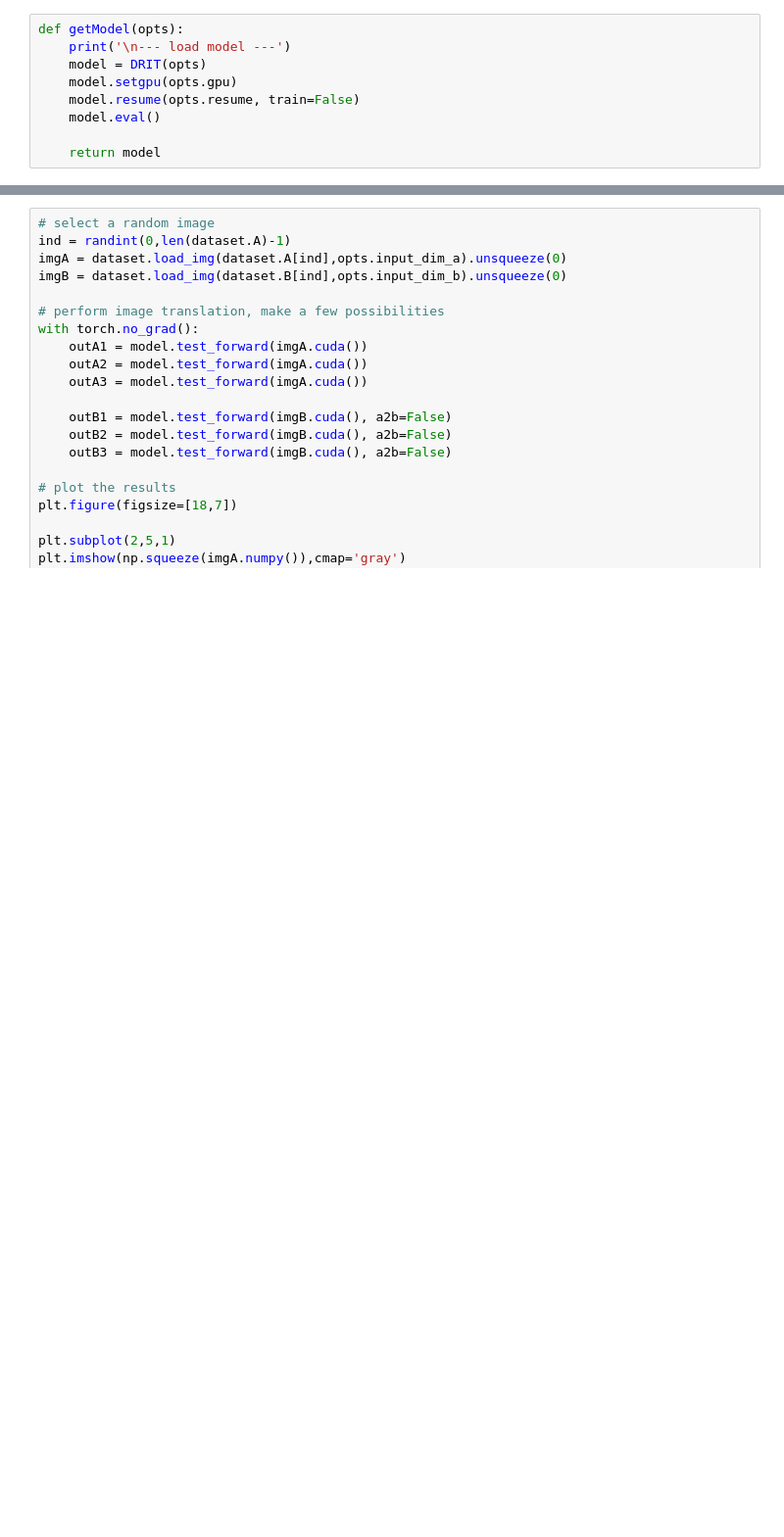
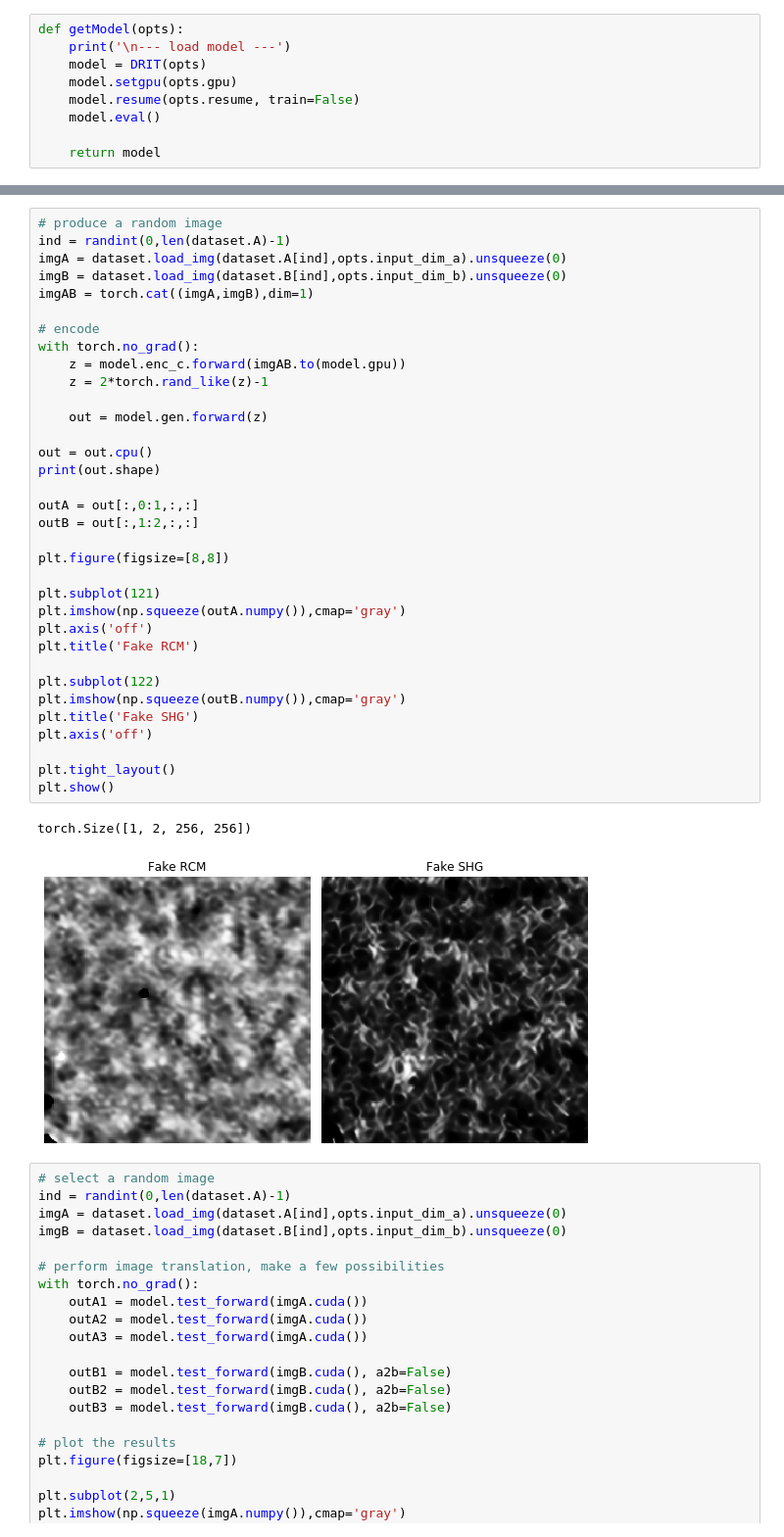
Before and after one commit to wilsonjwcsu/DRIT, a Jupyter notebook: analysis/analysis_pairedDataset.ipynb, the cells around one changed output, grey strips where cells are left out. Shown: that part at 98% size. Saved outputs shown, nothing was run; the diff lists cells and outputs as text; blank space fills up the shorter version.

```diff
--- a/analysis/analysis_pairedDataset.ipynb
+++ b/analysis/analysis_pairedDataset.ipynb
@@ -124,3 +161,40 @@ plt.show()
+# %%
+# produce a random image
+ind = randint(0,len(dataset.A)-1)
+imgA = dataset.load_img(dataset.A[ind],opts.input_dim_a).unsqueeze(0)
+imgB = dataset.load_img(dataset.B[ind],opts.input_dim_b).unsqueeze(0)
+imgAB = torch.cat((imgA,imgB),dim=1)
+
+# encode
+with torch.no_grad():
+    z = model.enc_c.forward(imgAB.to(model.gpu))
+    z = 2*torch.rand_like(z)-1
+
+    out = model.gen.forward(z)
+
+out = out.cpu()
+print(out.shape)
+
+outA = out[:,0:1,:,:]
+outB = out[:,1:2,:,:]
+
+plt.figure(figsize=[8,8])
+
+plt.subplot(121)
+plt.imshow(np.squeeze(outA.numpy()),cmap='gray')
+plt.axis('off')
+plt.title('Fake RCM')
+
+plt.subplot(122)
+plt.imshow(np.squeeze(outB.numpy()),cmap='gray')
+plt.title('Fake SHG')
+plt.axis('off')
+
+plt.tight_layout()
+plt.show()
+# %% [output]
+torch.Size([1, 2, 256, 256])
+[figure, added]
 # %%
 # select a random image
 ind = randint(0,len(dataset.A)-1)
```
Also changed, not shown: parts of 4 cells of this notebook.
